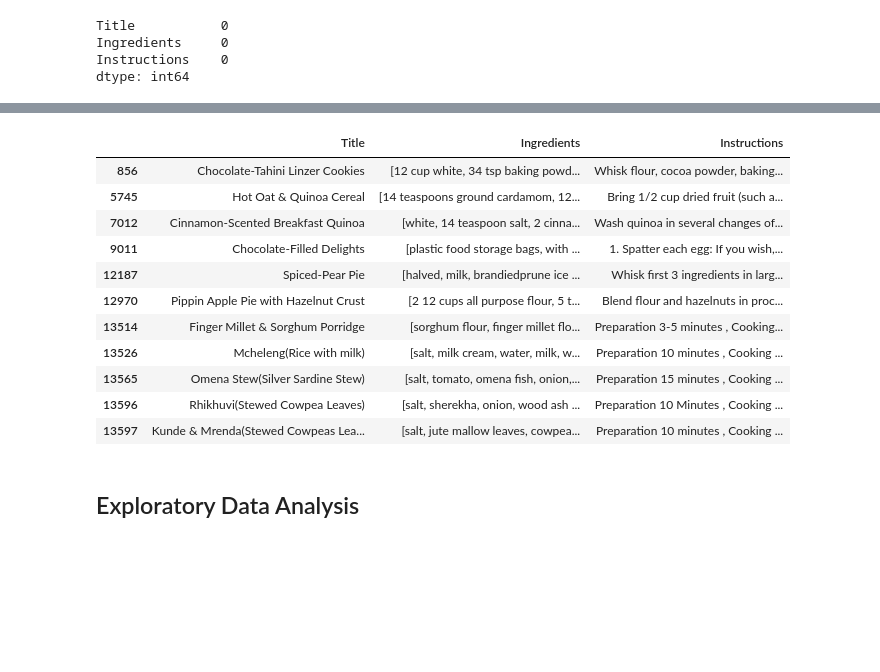
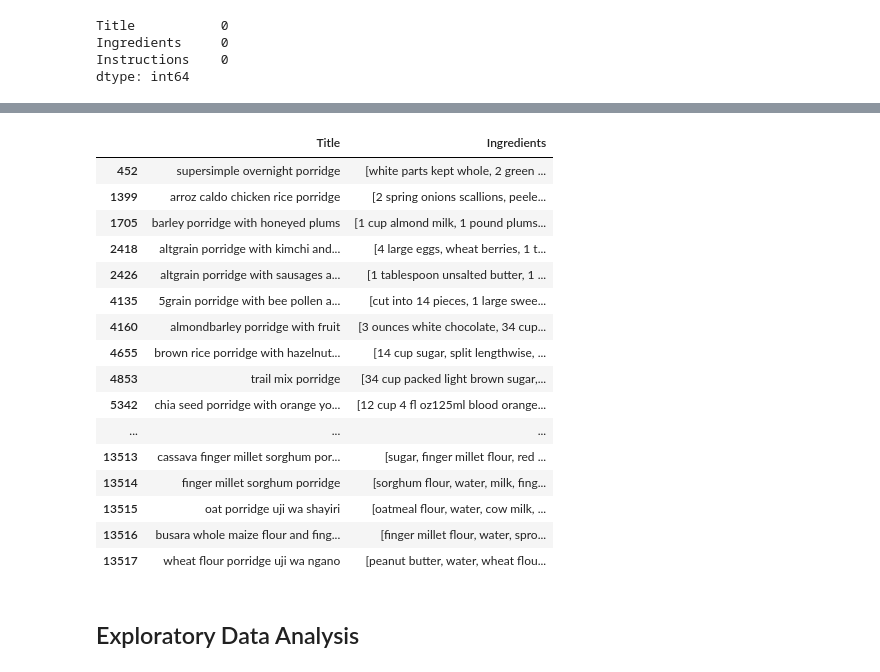
Before and after one commit to Matthewkarani/The-Boma-Pot, a Jupyter notebook: index.ipynb, the cells around one changed output, grey strips where cells are left out. Drawn from its saved outputs; the diff is of its cells as text; code cells hidden in the pictures; blank space fills up the shorter version.

```diff
--- a/index.ipynb
+++ b/index.ipynb
@@ -408,3 +408,12 @@ def recommend_recipes(input_ingredients, combined_df):
         return "No recipe found. Try again."
 
     return matched_recipes[['Title', 'Instructions']]
+# %%
+def clean_title(title):
+    # Normalize titles by removing punctuation, converting to lowercase, and stripping extra spaces
+    title = re.sub(r'[^\w\s]', '', title)
+    title = re.sub(r'\s+', ' ', title).strip().lower()
+    return title
+
+# Apply title cleaning to the Title column
+combined_df['Title'] = combined_df['Title'].apply(clean_title)
@@ -411,25 +431,30 @@ def recommend_recipes(input_ingredients, combined_df):
 # %%
 # Example user input
-user_input = "milk"
+user_input = "porridge"
 
 # Get recommendations
 recommended_recipes = recommend_recipes(user_input, combined_df)
 
 # Display recommendations
 recommended_recipes
 # %% [output]
-|  | Title | Ingredients | Instructions |
-| 856 | Chocolate-Tahini Linzer Cookies | [12 cup white, 34 tsp baking powd... | Whisk flour, cocoa powder, baking... |
-| 5745 | Hot Oat & Quinoa Cereal | [14 teaspoons ground cardamom, 12... | Bring 1/2 cup dried fruit (such a... |
-| 7012 | Cinnamon-Scented Breakfast Quinoa | [white, 14 teaspoon salt, 2 cinna... | Wash quinoa in several changes of... |
-| 9011 | Chocolate-Filled Delights | [plastic food storage bags, with ... | 1. Spatter each egg: If you wish,... |
-| 12187 | Spiced-Pear Pie | [halved, milk, brandiedprune ice ... | Whisk first 3 ingredients in larg... |
-| 12970 | Pippin Apple Pie with Hazelnut Crust | [2 12 cups all purpose flour, 5 t... | Blend flour and hazelnuts in proc... |
-| 13514 | Finger Millet & Sorghum Porridge | [sorghum flour, finger millet flo... | Preparation 3-5 minutes , Cooking... |
-| 13526 | Mcheleng(Rice with milk) | [salt, milk cream, water, milk, w... | Preparation 10 minutes , Cooking ... |
-| 13565 | Omena Stew(Silver Sardine Stew) | [salt, tomato, omena fish, onion,... | Preparation 15 minutes , Cooking ... |
-| 13596 | Rhikhuvi(Stewed Cowpea Leaves) | [salt, sherekha, onion, wood ash ... | Preparation 10 Minutes , Cooking ... |
-| 13597 | Kunde & Mrenda(Stewed Cowpeas Lea... | [salt, jute mallow leaves, cowpea... | Preparation 10 minutes , Cooking ... |
+|  | Title | Ingredients |
+| 452 | supersimple overnight porridge | [white parts kept whole, 2 green ... |
+| 1399 | arroz caldo chicken rice porridge | [2 spring onions scallions, peele... |
+| 1705 | barley porridge with honeyed plums | [1 cup almond milk, 1 pound plums... |
+| 2418 | altgrain porridge with kimchi and... | [4 large eggs, wheat berries, 1 t... |
+| 2426 | altgrain porridge with sausages a... | [1 tablespoon unsalted butter, 1 ... |
+| 4135 | 5grain porridge with bee pollen a... | [cut into 14 pieces, 1 large swee... |
+| 4160 | almondbarley porridge with fruit | [3 ounces white chocolate, 34 cup... |
+| 4655 | brown rice porridge with hazelnut... | [14 cup sugar, split lengthwise, ... |
+| 4853 | trail mix porridge | [34 cup packed light brown sugar,... |
+| 5342 | chia seed porridge with orange yo... | [12 cup 4 fl oz125ml blood orange... |
+| ... | ... | ... |
+| 13513 | cassava finger millet sorghum por... | [sugar, finger millet flour, red ... |
+| 13514 | finger millet sorghum porridge | [sorghum flour, water, milk, fing... |
+| 13515 | oat porridge uji wa shayiri | [oatmeal flour, water, cow milk, ... |
+| 13516 | busara whole maize flour and fing... | [finger millet flour, water, spro... |
+| 13517 | wheat flour porridge uji wa ngano | [peanut butter, water, wheat flou... |
 # %% [markdown]
 ## Exploratory Data Analysis
 # %% [markdown]
```
Also changed, not shown: parts of 8 cells of this notebook.
